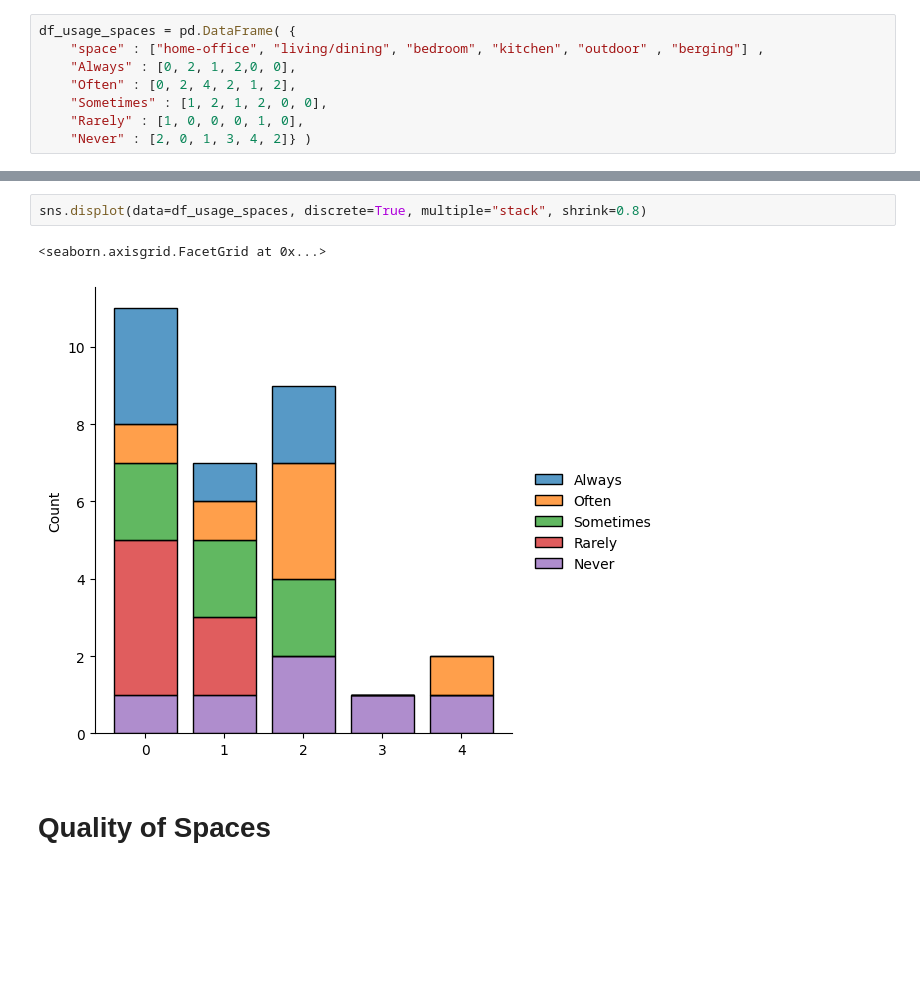
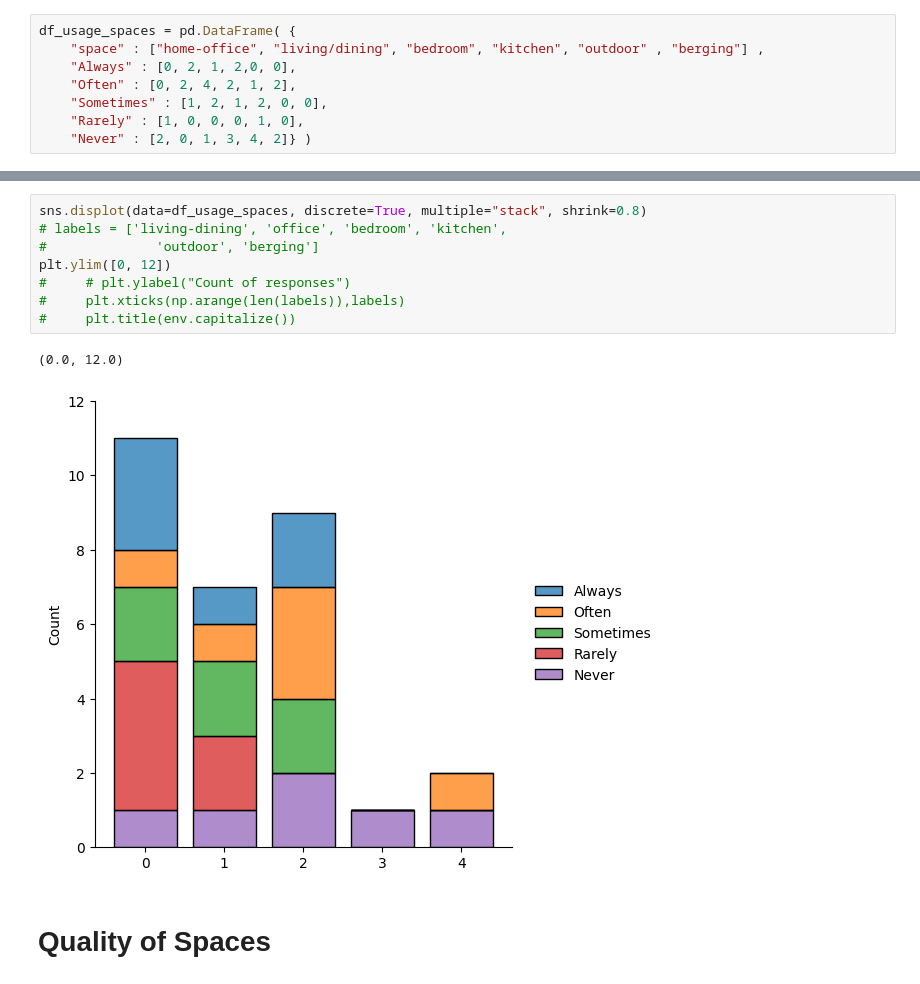
Before and after one commit to shrutirao94/spatial-inequality-nl-analysis, a Jupyter notebook: analysis.ipynb, the cells around one changed output, grey strips where cells are left out. Saved outputs shown, nothing was run; the diff lists cells and outputs as text; blank space fills up the shorter version.

```diff
--- a/analysis.ipynb
+++ b/analysis.ipynb
@@ -160,8 +191,14 @@ df_usage_spaces = pd.DataFrame( {
 # %%
 sns.displot(data=df_usage_spaces, discrete=True, multiple="stack", shrink=0.8)
+# labels = ['living-dining', 'office', 'bedroom', 'kitchen',
+#              'outdoor', 'berging']
+plt.ylim([0, 12])
+#     # plt.ylabel("Count of responses")
+#     plt.xticks(np.arange(len(labels)),labels)
+#     plt.title(env.capitalize())
 # %% [output]
-<seaborn.axisgrid.FacetGrid at 0x...>
+(0.0, 12.0)
-[figure, old version]
+[figure, new version]
 # %% [markdown]
 # Quality of Spaces
 # %%
```
Also changed, not shown: parts of 12 cells of this notebook, 4 other files.
